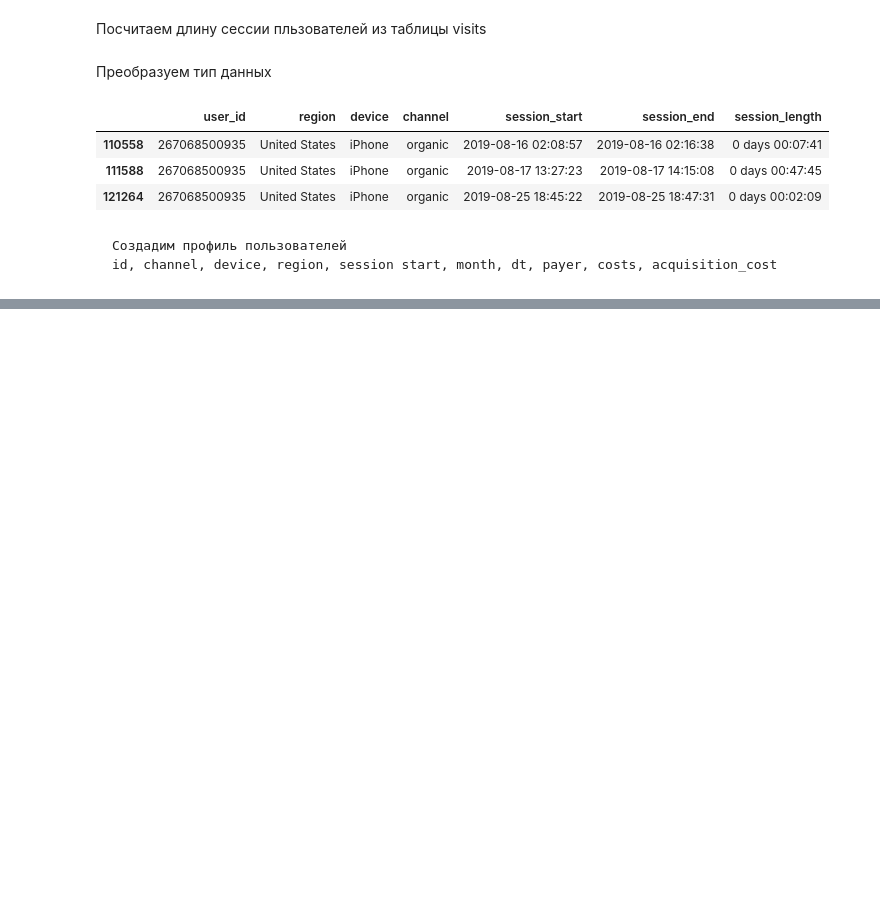
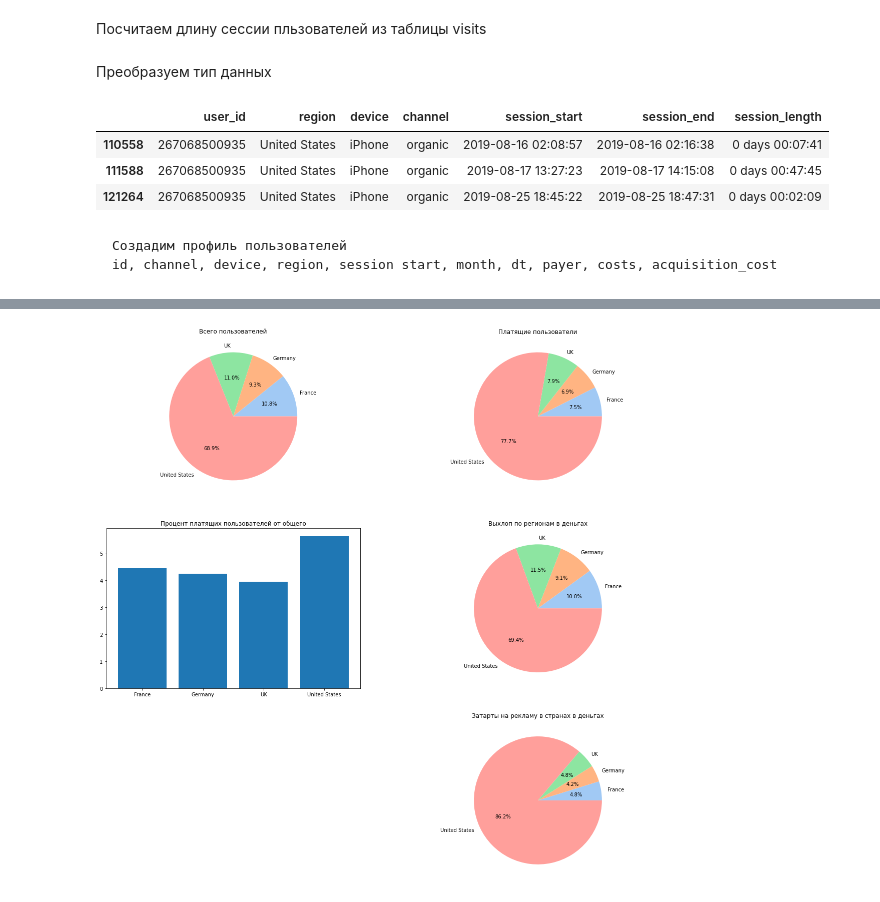
Before and after one commit to AlexVachkan/Data-exploration, a Jupyter notebook: Products_metrics/products_metric.ipynb, the cells around one changed output, grey strips where cells are left out. Drawn from its saved outputs; the diff is of its cells as text; code cells hidden in the pictures; blank space fills up the shorter version.

```diff
--- a/Products_metrics/products_metric.ipynb
+++ b/Products_metrics/products_metric.ipynb
@@ -230,3 +230,8 @@ acquisition_cost = profiles.pivot_table(index = ['dt','channel'], values = 'user
 acquisition_cost['acquisition_cost'] = acquisition_cost['costs']/acquisition_cost['count_user_id']
 
 profiles = profiles.merge(acquisition_cost, on=['dt','channel'], how='left')
+
+profiles = profiles.merge(
+    orders.pivot_table(index='user_id',
+                       values='revenue',
+                       aggfunc='sum').reset_index(), on=['user_id'], how='left')
@@ -423,0 +298,5 @@ Text(0.5, 1.0, 'Процент платящих пользователей от
+# %%
+z = profiles.pivot_table(index=['region', 'device', 'channel', 'month', ], values='payer', aggfunc=['count', 'sum']).reset_index()
+z['%_payer'] = round(z[('sum','payer')]/z[('count','payer')]*100, 1)
+z['%_count_all'] = round(z[('count','payer')]/z[('count','payer')].sum()*100, 1)
+z.head()
@@ -423,0 +311,52 @@ Text(0.5, 1.0, 'Процент платящих пользователей от
+# %%
+fig = plt.figure(figsize=(20,20))
+
+colors = sns.color_palette('pastel')
+
+ax1 = fig.add_subplot(3,2,1)
+plt.pie(
+    x = z.groupby('region')['%_count_all'].sum(),
+    labels = z['region'].unique(),
+    colors = colors,
+    autopct='%1.1f%%'
+)
+plt.title('Всего пользователей')
+
+ax2 = fig.add_subplot(3,2,2)
+plt.pie(
+    x = z.pivot_table(index='region', values=z.columns[5][0], aggfunc='sum').reset_index()['payer'],
+    labels = z.pivot_table(index='region', values=z.columns[5][0], aggfunc='sum').reset_index()['region'],
+    colors = colors,
+    autopct='%1.1f%%'
+)
+plt.title('Платящие пользователи')
+
+ax3 = fig.add_subplot(3,2,3)
+plt.bar(
+    x = z.pivot_table(index='region', values=z.columns[6][0], aggfunc='sum').reset_index()['region'],
+    height = z.pivot_table(index='region', values=z.columns[6][0], aggfunc='median').reset_index()['']
+)
+plt.title('Процент платящих пользователей от общего')
+
+ax4 = fig.add_subplot(3,2,4)
+plt.pie(
+    x = profiles.pivot_table(index='region', values='revenue', aggfunc='sum').reset_index()['revenue'],
+    labels = profiles.pivot_table(index='region', values='revenue', aggfunc='sum').reset_index()['region'],
+    colors = colors,
+    autopct='%1.1f%%'
+)
+plt.title('Выхлоп по регионам в деньгах')
+
+ax5 = fig.add_subplot(3,2,6)
+plt.pie(
+    x = profiles.pivot_table(index='region', values='acquisition_cost', aggfunc='sum').reset_index()['acquisition_cost'],
+    labels = profiles.pivot_table(index='region', values='acquisition_cost', aggfunc='sum').reset_index()['region'],
+    colors = colors,
+    autopct='%1.1f%%'
+)
+plt.title('Затарты на рекламу в странах в деньгах')
+
+
+plt.show()
+# %% [output]
+[figure, added]
```
Also changed, not shown: parts of 27 cells of this notebook.
